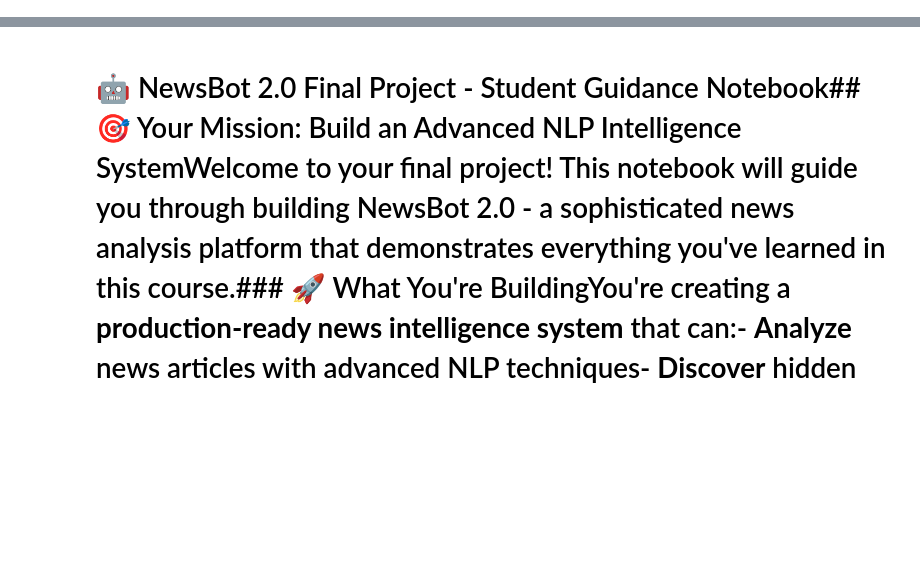
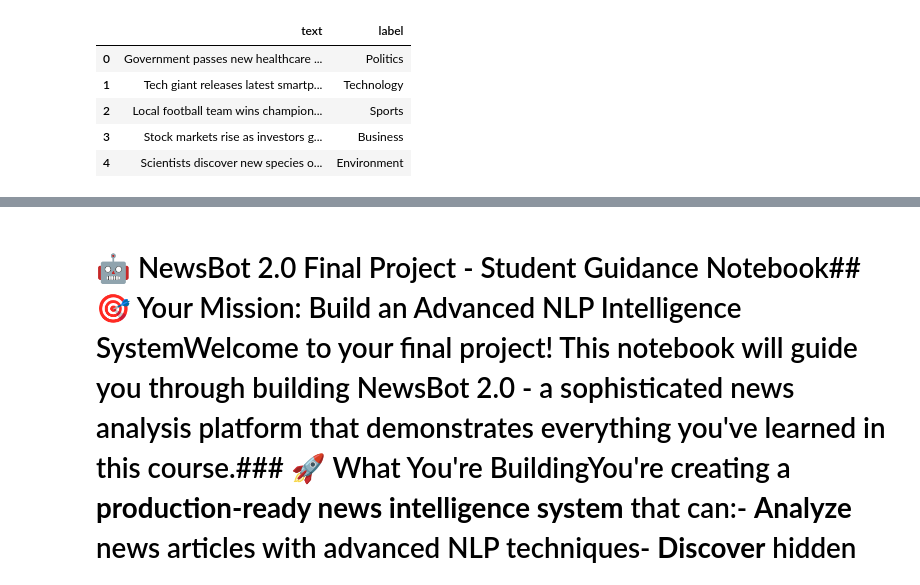
Before and after one commit to robchri44-wq/ITAI2373-NewsBot-Midterm, a Jupyter notebook: NewsBot2_Notebook.ipynb, the cells around one changed output, grey strips where cells are left out. Cells and saved outputs as stored; diff of their text form; code cells hidden in the pictures; blank space fills up the shorter version.

```diff
--- a/NewsBot2_Notebook.ipynb
+++ b/NewsBot2_Notebook.ipynb
@@ -123,6 +0,0 @@ else:
-# %%
-from nltk.sentiment.vader import SentimentIntensityAnalyzer
-sid = SentimentIntensityAnalyzer()
-df['sentiment_score'] = df['clean_text'].apply(lambda t: sid.polarity_scores(t)['compound'])
-print("✅ Sentiment analysis added.")
-df[['text','category','sentiment_score']].head()
@@ -190,0 +299,14 @@ fatal: could not read Username for 'https://github.com': No such device or addre
+# %%
+import joblib
+
+try:
+    # Load the saved model and vectorizer
+    model = joblib.load("newsbot_model.pkl")
+    vectorizer = joblib.load("tfidf_vectorizer.pkl")
+    print("✅ Model and vectorizer loaded successfully!")
+
+except FileNotFoundError:
+    print("❌ Model or vectorizer files not found.")
+    print("Please ensure you have successfully run the cell to save the model and vectorizer.")
+except Exception as e:
+    print(f"❌ Error loading model or vectorizer: {e}")
@@ -190,0 +315,71 @@ fatal: could not read Username for 'https://github.com': No such device or addre
+# %%
+import pandas as pd
+import io
+from google.colab import files
+
+print("📂 Please upload your news dataset CSV file with 'text' and 'category' or 'label' columns...")
+uploaded = files.upload()
+
+if not uploaded:
+    print("❌ No file uploaded. Please upload your CSV file to proceed.")
+else:
+    # Get the first uploaded file
+    filename = list(uploaded.keys())[0]
+    print(f"✅ Uploaded file: {filename}")
+
+    try:
+        # Attempt to read the CSV with common separators and error handling
+        df = pd.read_csv(io.BytesIO(uploaded[filename]), sep=',', on_bad_lines='skip')
+        print("\n✅ Data loaded successfully (some bad lines skipped if needed).")
+        print(f"🧾 Rows: {len(df)}, Columns: {list(df.columns)}")
+
+        # Check for text and label columns
+        text_col = None
+        label_col = None
+
+        possible_text_cols = ['text', 'content', 'body', 'headline', 'article', 'message', 'news']
+        possible_label_cols = ['label', 'category', 'class', 'topic', 'section', 'type']
+
+        for col in df.columns:
+            if text_col is None and col.lower() in possible_text_cols:
+                text_col = col
+            if label_col is None and col.lower() in possible_label_cols:
+                label_col = col
+
+        if text_col and label_col:
+            # Rename columns to 'text' and 'label' for consistency with the notebook
+            if text_col != 'text':
+                df.rename(columns={text_col: 'text'}, inplace=True)
+            if label_col != 'label':
+                df.rename(columns={label_col: 'label'}, inplace=True)
+
+            # Check for multiple categories
+            if len(df['label'].unique()) < 2:
+                print("⚠️ WARNING: The 'label' column contains only one unique category.")
+                print("🛑 Please provide a dataset with at least 2 categories for classification.")
+                # Optionally clear df or set a flag to prevent further processing
+                df = pd.DataFrame() # Clear the DataFrame if only one category
+            else:
+                print(f"✅ Found 'text' and 'label' columns with {len(df['label'].unique())} categories.")
+                print("\n📊 Data preview:")
+                display(df.head())
+
+        elif text_col is None and label_col is None:
+             print("❌ ERROR: Could not find a column for text content and a column for labels.")
+             print("Please ensure your CSV has columns named 'text' and 'label' (or similar, like 'content', 'category').")
+             df = pd.DataFrame() # Clear the DataFrame if columns not found
+        elif text_col is None:
+             print("❌ ERROR: Could not find a column for text content.")
+             print("Please ensure your CSV has a column named 'text' (or similar, like 'content').")
+             df = pd.DataFrame() # Clear the DataFrame if text column not found
+        elif label_col is None:
+             print("❌ ERROR: Could not find a column for labels.")
+             print("Please ensure your CSV has a column named 'label' (or similar, like 'category').")
+             df = pd.DataFrame() # Clear the DataFrame if label column not found
+
+
+    except Exception as e:
+        print(f"❌ Error loading data: {e}")
+        print("Please check your CSV file format and try again.")
+        df = pd.DataFrame() # Clear the DataFrame in case of any other loading error
+# %% [output]
@@ -190,0 +396,6 @@ fatal: could not read Username for 'https://github.com': No such device or addre
+|  | text | label |
+| 0 | Government passes new healthcare ... | Politics |
+| 1 | Tech giant releases latest smartp... | Technology |
+| 2 | Local football team wins champion... | Sports |
+| 3 | Stock markets rise as investors g... | Business |
+| 4 | Scientists discover new species o... | Environment |
```
Also changed, not shown: parts of 23 cells of this notebook.
